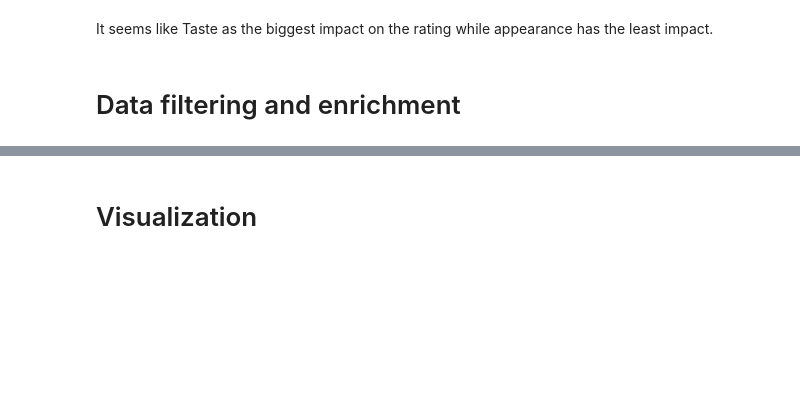
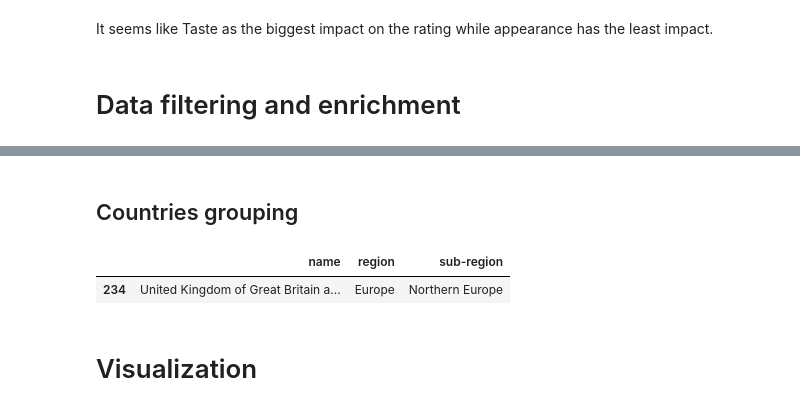
Before and after one commit to epfl-ada/ada-2023-project-beeradaventure46, a Jupyter notebook: NB01_test.ipynb, the cells around one changed output, grey strips where cells are left out. Saved outputs shown, nothing was run; the diff lists cells and outputs as text; code cells hidden in the pictures; blank space fills up the shorter version.

```diff
--- a/NB01_test.ipynb
+++ b/NB01_test.ipynb
@@ -158,3 +199,11 @@ df_sample[df_sample['readability_score'] < 20]['text'].count()
+# %% [markdown]
+## Countries grouping
+# %%
+countries = pd.read_csv('data/countries.csv', usecols=['name', 'region', 'sub-region'])
+countries.sample(1)
+# %% [output]
+|  | name | region | sub-region |
+| 234 | United Kingdom of Great Britain a... | Europe | Northern Europe |
 # %% [markdown]
 # Visualization
 # %%
```
Also changed, not shown: parts of 27 cells of this notebook, 1 other file.
